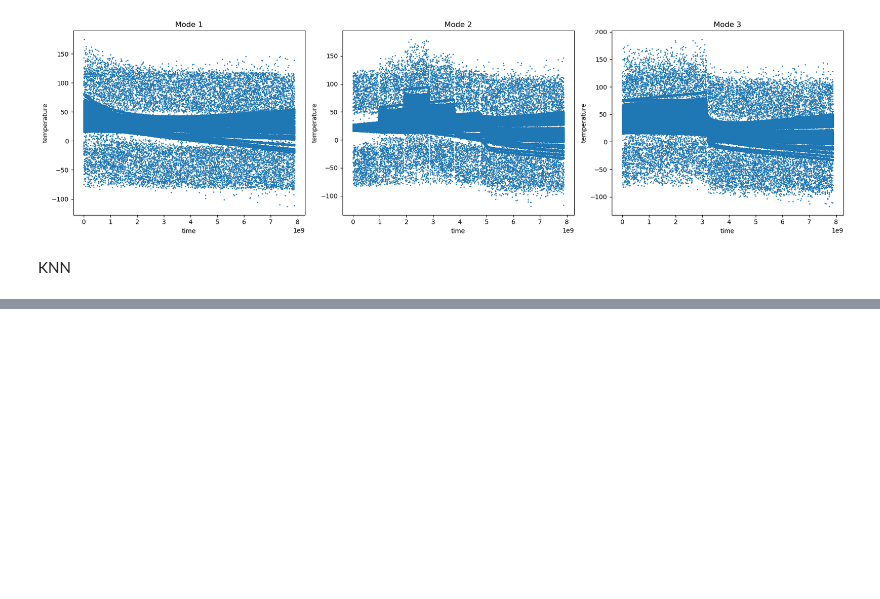
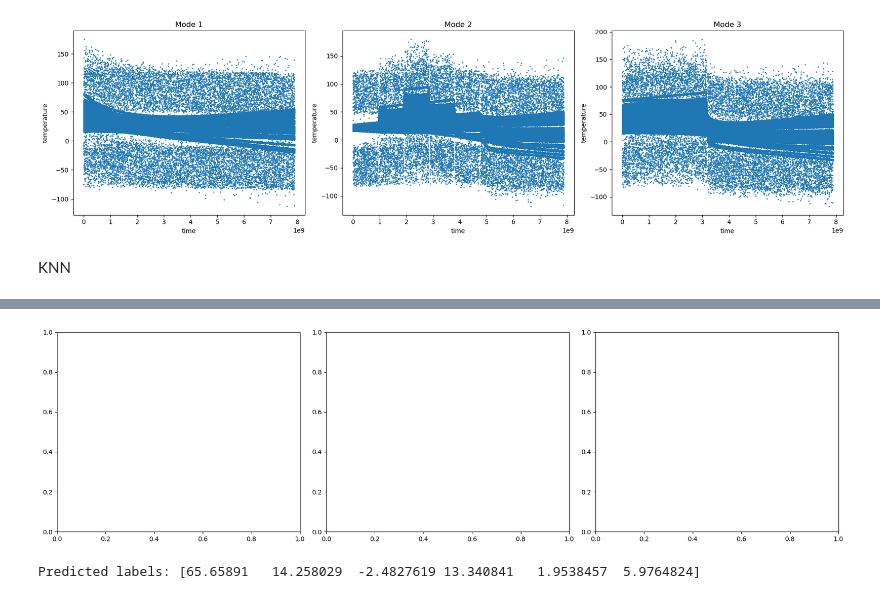
Before and after one commit to alicebeast/FinalProject_ML, a Jupyter notebook: projetdeAliceBG.ipynb, the cells around one changed output, grey strips where cells are left out. Saved outputs shown, nothing was run; the diff lists cells and outputs as text; code cells hidden in the pictures; blank space fills up the shorter version.

```diff
--- a/projetdeAliceBG.ipynb
+++ b/projetdeAliceBG.ipynb
@@ -262,0 +355,11 @@ Sensor dictionary: {'N2': 0, 'N4': 1, 'N5': 2, 'N6': 3, 'N7': 4, 'N8': 5, 'N11':
+# %%
+fig, axes = plt.subplots(1, 3, figsize=(18, 5))
+
+#plot(X_train, y_train, feature_names_dist[0], feature_names_dist[1], ax=axes[0], title="Training data")
+#plot(X_val, y_val, feature_names_dist[0], feature_names_dist[1], ax=axes[1], title="Validation data")
+#plot(X_test, y_test, feature_names_dist[0], feature_names_dist[1], ax=axes[2], title="Test data")
+
+plt.tight_layout()
+plt.show()
+# %% [output]
+[figure, added]
@@ -262,0 +405,4 @@ Sensor dictionary: {'N2': 0, 'N4': 1, 'N5': 2, 'N6': 3, 'N7': 4, 'N8': 5, 'N11':
+# %%
+print(f'Predicted labels: {predict(X_val[:6], X_train, y_train, euclidean_dist, 5)}')
+# %% [output]
+Predicted labels: [65.65891   14.258029  -2.4827619 13.340841   1.9538457  5.9764824]
```
Also changed, not shown: parts of 22 cells of this notebook.
